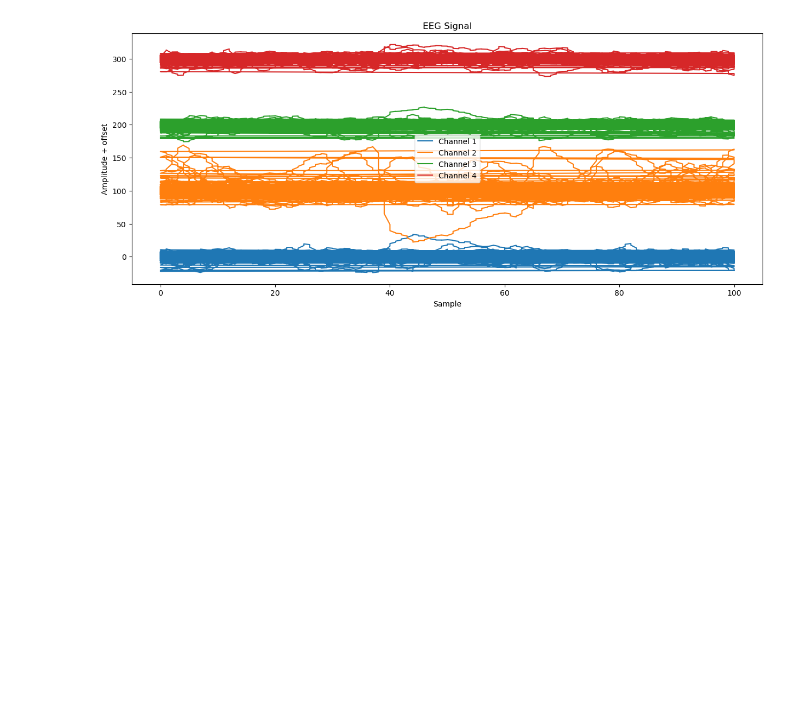
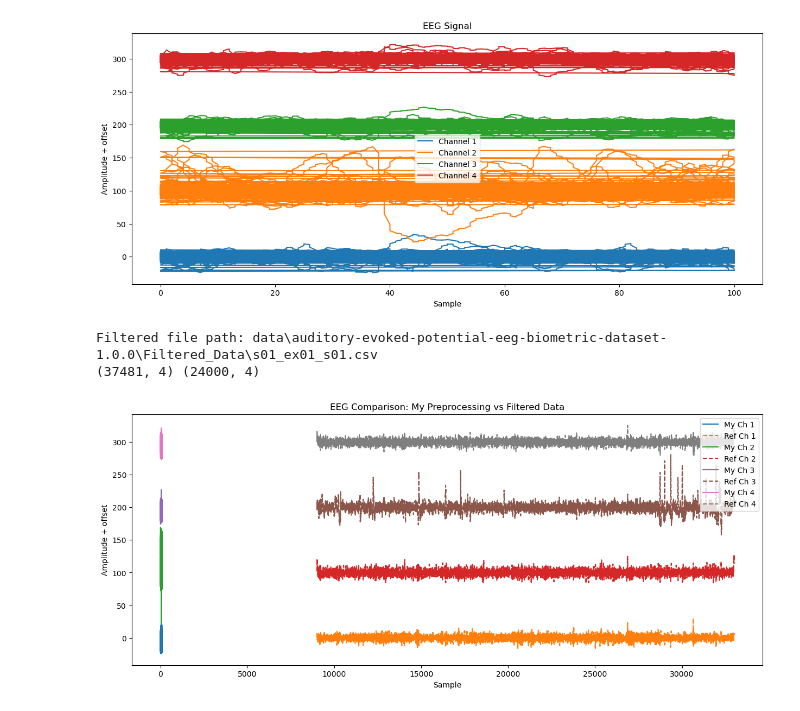
Before and after one commit to cristopher-d-delgado/Analysis-of-EEG-Signal, a Jupyter notebook: eda.ipynb, the cells around one changed output. Cells and saved outputs as stored; diff of their text form; code cells hidden in the pictures; blank space fills up the shorter version.

```diff
--- a/eda.ipynb
+++ b/eda.ipynb
@@ -358,3 +358,37 @@ eeg_processed = preprocess_eeg(eeg, fs=fs, smooth=False)
 plot_eeg(sample_idx, eeg_processed)
 # %% [output]
 [figure]
+# %%
+# Path to filtered file
+filtered_file = raw.parent / "Filtered_Data" / "s01_ex01_s01.csv"
+print(f"Filtered file path: {filtered_file}")
+
+# Load
+df_filtered = pd.read_csv(filtered_file, delimiter=",")  # or ',' depending on the file
+sample_idx_filtered = df_filtered.iloc[:, 0].to_numpy()
+eeg_filtered_reference = df_filtered.iloc[:, 1:].to_numpy()
+
+print(eeg_pipeline.shape, eeg_filtered_reference.shape)
+# %% [output]
+Filtered file path: data\auditory-evoked-potential-eeg-biometric-dataset-1.0.0\Filtered_Data\s01_ex01_s01.csv
+(37481, 4) (24000, 4)
+# %%
+
+# Apply our preprocessing pipeline without smoothing
+eeg_pipeline = preprocess_eeg(eeg, fs=fs, smooth=False)
+
+# Plot comparison for selected channels
+channels_to_plot = [0, 1, 2, 3]  # T7, F8, Cz, P4
+
+plt.figure(figsize=(15,6))
+for i, ch in enumerate(channels_to_plot):
+    plt.plot(sample_idx, eeg_pipeline[:, ch] + i*100, label=f"My Ch {ch+1}")
+    plt.plot(sample_idx_filtered, eeg_filtered_reference[:, ch] + i*100, '--', label=f"Ref Ch {ch+1}")
+
+plt.xlabel("Sample")
+plt.ylabel("Amplitude + offset")
+plt.title("EEG Comparison: My Preprocessing vs Filtered Data")
+plt.legend()
+plt.show()
+# %% [output]
+[figure, added]
```
